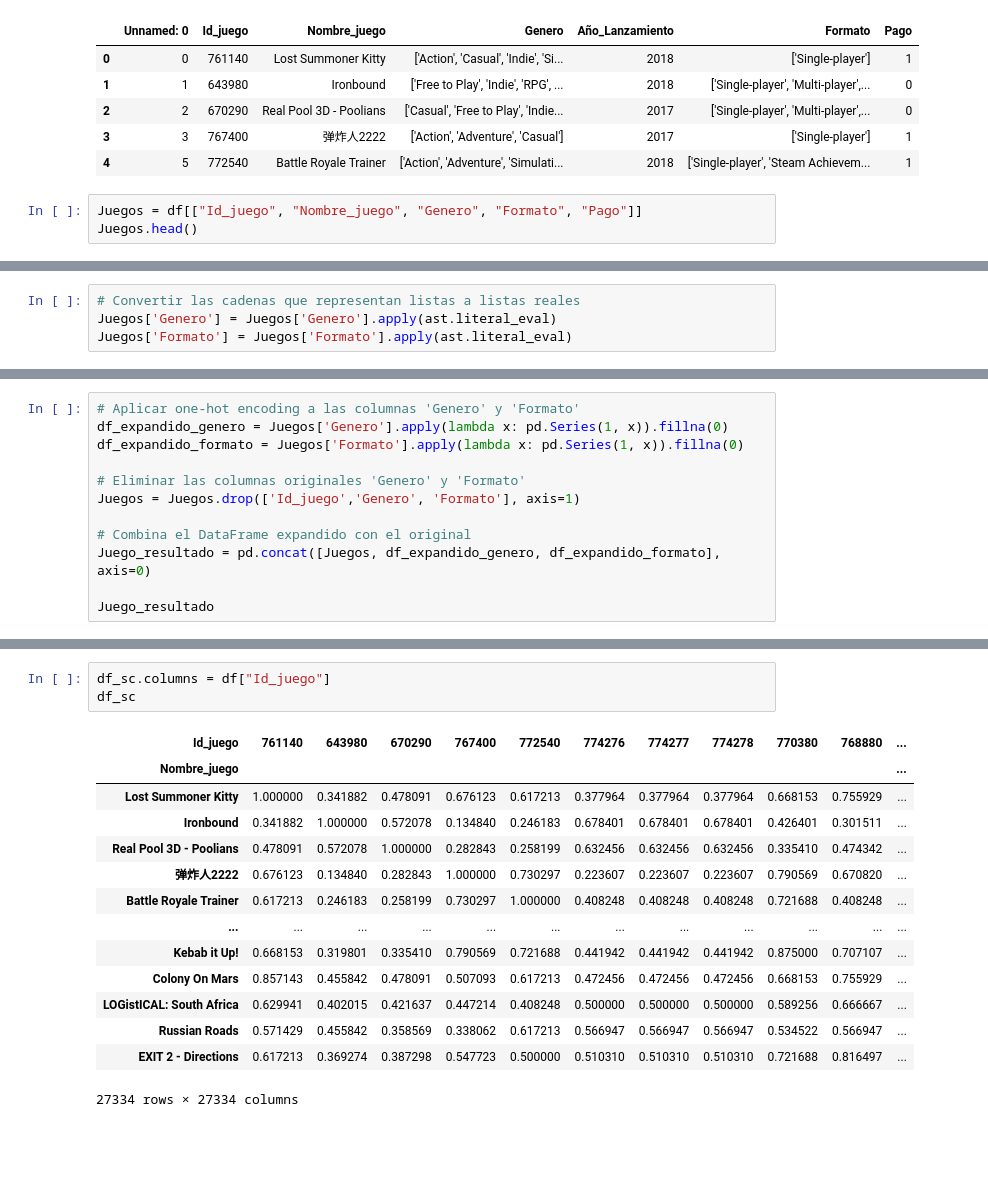
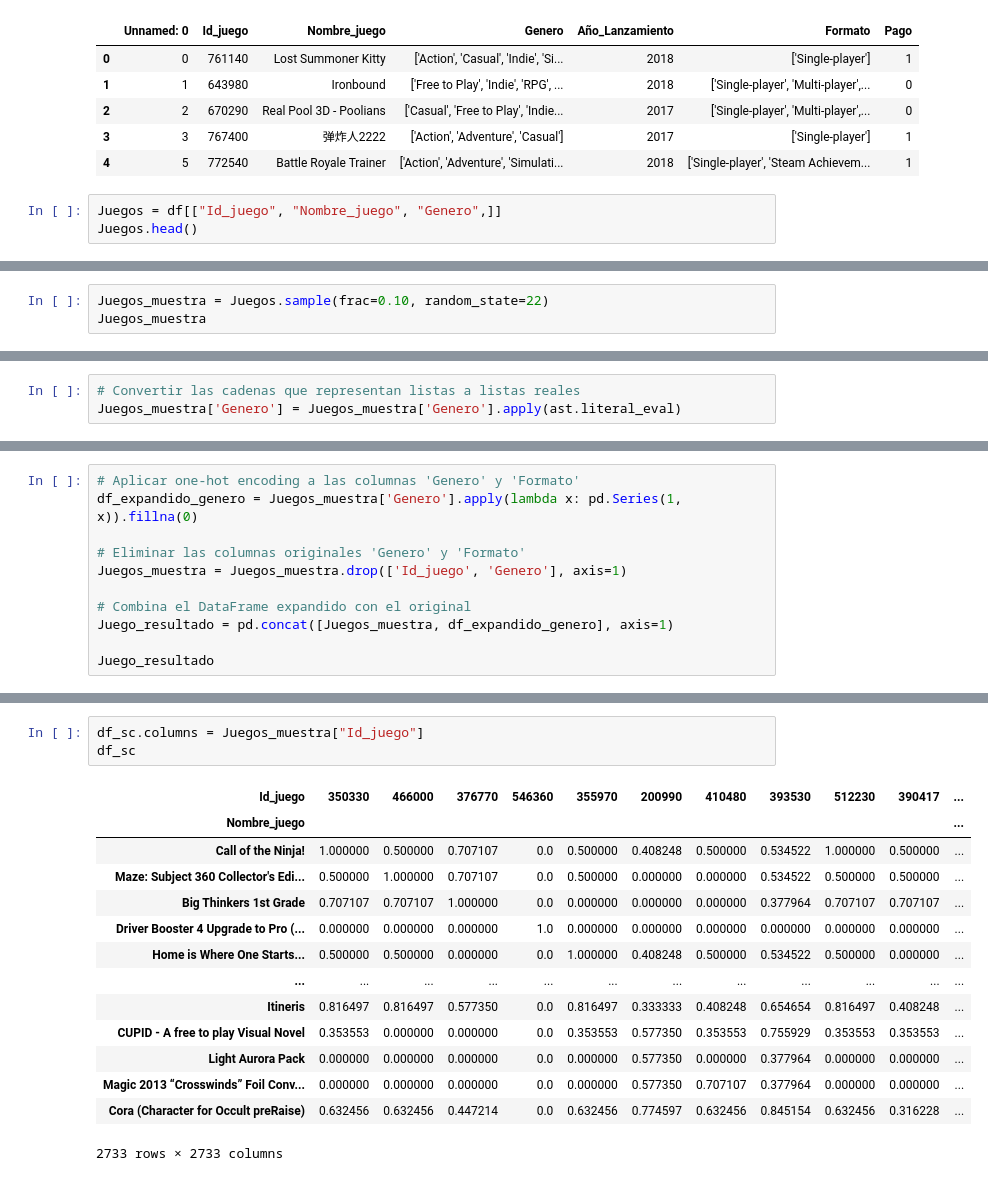
Before and after one commit to MarceloAtencio/Videogames_Project, a Jupyter notebook: ETL/03 - Dataframe para funciones/Dataframe_ML.ipynb, the cells around one changed output, grey strips where cells are left out. Cells and saved outputs as stored; diff of their text form; blank space fills up the shorter version.

```diff
--- a/ETL/03 - Dataframe para funciones/Dataframe_ML.ipynb
+++ b/ETL/03 - Dataframe para funciones/Dataframe_ML.ipynb
@@ -17,6 +17,6 @@ df.head()
 | 3 | 3 | 767400 | 弹炸人2222 | ['Action', 'Adventure', 'Casual'] | 2017 | ['Single-player'] | 1 |
 | 4 | 5 | 772540 | Battle Royale Trainer | ['Action', 'Adventure', 'Simulati... | 2018 | ['Single-player', 'Steam Achievem... | 1 |
 # %%
-Juegos = df[["Id_juego", "Nombre_juego", "Genero", "Formato", "Pago"]]
+Juegos = df[["Id_juego", "Nombre_juego", "Genero",]]
 Juegos.head()
 # %% [output]
@@ -37,0 +33,3 @@ dtype: object
+# %%
+Juegos_muestra = Juegos.sample(frac=0.10, random_state=22)
+Juegos_muestra
@@ -38,4 +50,3 @@ dtype: object
 # %%
 # Convertir las cadenas que representan listas a listas reales
-Juegos['Genero'] = Juegos['Genero'].apply(ast.literal_eval)
-Juegos['Formato'] = Juegos['Formato'].apply(ast.literal_eval)
+Juegos_muestra['Genero'] = Juegos_muestra['Genero'].apply(ast.literal_eval)
@@ -53,13 +53,12 @@ See the caveats in the documentation: https://pandas.pydata.org/pandas-docs/stab
 # %%
 # Aplicar one-hot encoding a las columnas 'Genero' y 'Formato'
-df_expandido_genero = Juegos['Genero'].apply(lambda x: pd.Series(1, x)).fillna(0)
-df_expandido_formato = Juegos['Formato'].apply(lambda x: pd.Series(1, x)).fillna(0)
+df_expandido_genero = Juegos_muestra['Genero'].apply(lambda x: pd.Series(1, x)).fillna(0)
 
 # Eliminar las columnas originales 'Genero' y 'Formato'
-Juegos = Juegos.drop(['Id_juego','Genero', 'Formato'], axis=1)
+Juegos_muestra = Juegos_muestra.drop(['Id_juego', 'Genero'], axis=1)
 
 # Combina el DataFrame expandido con el original
-Juego_resultado = pd.concat([Juegos, df_expandido_genero, df_expandido_formato], axis=0)
+Juego_resultado = pd.concat([Juegos_muestra, df_expandido_genero], axis=1)
 
 Juego_resultado
 # %% [output]
@@ -132,18 +155,18 @@ df_sc
 # %%
-df_sc.columns = df["Id_juego"]
+df_sc.columns = Juegos_muestra["Id_juego"]
 df_sc
 # %% [output]
-| Id_juego | 761140 | 643980 | 670290 | 767400 | 772540 | 774276 | 774277 | 774278 | 770380 | 768880 | ... |
+| Id_juego | 350330 | 466000 | 376770 | 546360 | 355970 | 200990 | 410480 | 393530 | 512230 | 390417 | ... |
 | Nombre_juego |  |  |  |  |  |  |  |  |  |  | ... |
-| Lost Summoner Kitty | 1.000000 | 0.341882 | 0.478091 | 0.676123 | 0.617213 | 0.377964 | 0.377964 | 0.377964 | 0.668153 | 0.755929 | ... |
-| Ironbound | 0.341882 | 1.000000 | 0.572078 | 0.134840 | 0.246183 | 0.678401 | 0.678401 | 0.678401 | 0.426401 | 0.301511 | ... |
-| Real Pool 3D - Poolians | 0.478091 | 0.572078 | 1.000000 | 0.282843 | 0.258199 | 0.632456 | 0.632456 | 0.632456 | 0.335410 | 0.474342 | ... |
-| 弹炸人2222 | 0.676123 | 0.134840 | 0.282843 | 1.000000 | 0.730297 | 0.223607 | 0.223607 | 0.223607 | 0.790569 | 0.670820 | ... |
-| Battle Royale Trainer | 0.617213 | 0.246183 | 0.258199 | 0.730297 | 1.000000 | 0.408248 | 0.408248 | 0.408248 | 0.721688 | 0.408248 | ... |
+| Call of the Ninja! | 1.000000 | 0.500000 | 0.707107 | 0.0 | 0.500000 | 0.408248 | 0.500000 | 0.534522 | 1.000000 | 0.500000 | ... |
+| Maze: Subject 360 Collector's Edi... | 0.500000 | 1.000000 | 0.707107 | 0.0 | 0.500000 | 0.000000 | 0.000000 | 0.534522 | 0.500000 | 0.500000 | ... |
+| Big Thinkers 1st Grade | 0.707107 | 0.707107 | 1.000000 | 0.0 | 0.000000 | 0.000000 | 0.000000 | 0.377964 | 0.707107 | 0.707107 | ... |
+| Driver Booster 4 Upgrade to Pro (... | 0.000000 | 0.000000 | 0.000000 | 1.0 | 0.000000 | 0.000000 | 0.000000 | 0.000000 | 0.000000 | 0.000000 | ... |
+| Home is Where One Starts... | 0.500000 | 0.500000 | 0.000000 | 0.0 | 1.000000 | 0.408248 | 0.500000 | 0.534522 | 0.500000 | 0.000000 | ... |
 | ... | ... | ... | ... | ... | ... | ... | ... | ... | ... | ... | ... |
-| Kebab it Up! | 0.668153 | 0.319801 | 0.335410 | 0.790569 | 0.721688 | 0.441942 | 0.441942 | 0.441942 | 0.875000 | 0.707107 | ... |
-| Colony On Mars | 0.857143 | 0.455842 | 0.478091 | 0.507093 | 0.617213 | 0.472456 | 0.472456 | 0.472456 | 0.668153 | 0.755929 | ... |
-| LOGistICAL: South Africa | 0.629941 | 0.402015 | 0.421637 | 0.447214 | 0.408248 | 0.500000 | 0.500000 | 0.500000 | 0.589256 | 0.666667 | ... |
-| Russian Roads | 0.571429 | 0.455842 | 0.358569 | 0.338062 | 0.617213 | 0.566947 | 0.566947 | 0.566947 | 0.534522 | 0.566947 | ... |
-| EXIT 2 - Directions | 0.617213 | 0.369274 | 0.387298 | 0.547723 | 0.500000 | 0.510310 | 0.510310 | 0.510310 | 0.721688 | 0.816497 | ... |
+| Itineris | 0.816497 | 0.816497 | 0.577350 | 0.0 | 0.816497 | 0.333333 | 0.408248 | 0.654654 | 0.816497 | 0.408248 | ... |
+| CUPID - A free to play Visual Novel | 0.353553 | 0.000000 | 0.000000 | 0.0 | 0.353553 | 0.577350 | 0.353553 | 0.755929 | 0.353553 | 0.353553 | ... |
+| Light Aurora Pack | 0.000000 | 0.000000 | 0.000000 | 0.0 | 0.000000 | 0.577350 | 0.000000 | 0.377964 | 0.000000 | 0.000000 | ... |
+| Magic 2013 “Crosswinds” Foil Conv... | 0.000000 | 0.000000 | 0.000000 | 0.0 | 0.000000 | 0.577350 | 0.707107 | 0.377964 | 0.000000 | 0.000000 | ... |
+| Cora (Character for Occult preRaise) | 0.632456 | 0.632456 | 0.447214 | 0.0 | 0.632456 | 0.774597 | 0.632456 | 0.845154 | 0.632456 | 0.316228 | ... |
-27334 rows × 27334 columns
+2733 rows × 2733 columns
```
Also changed, not shown: parts of 13 cells of this notebook, 4 other files.
